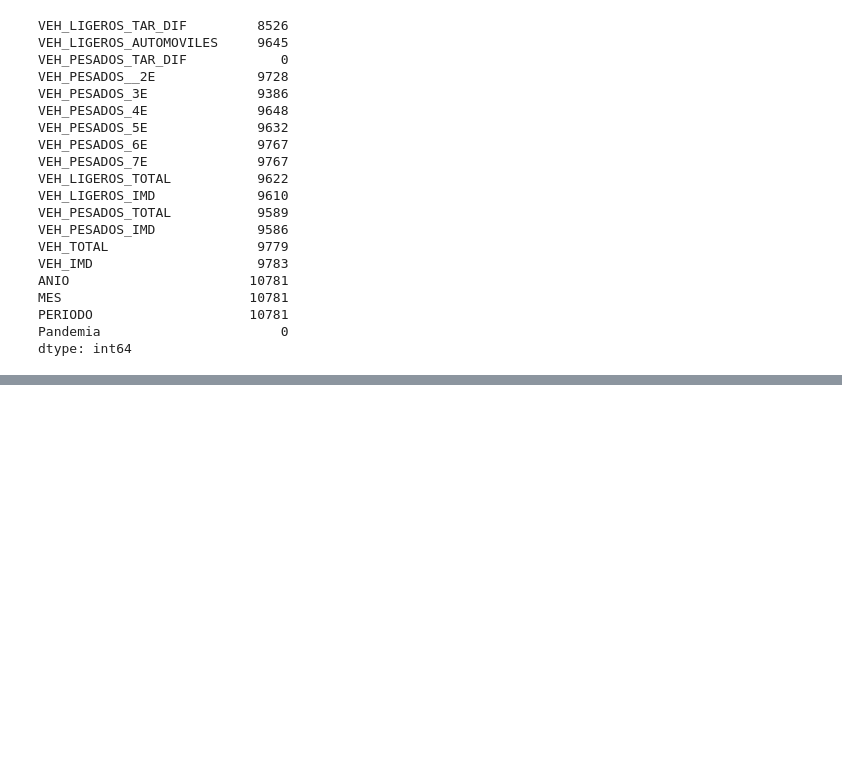
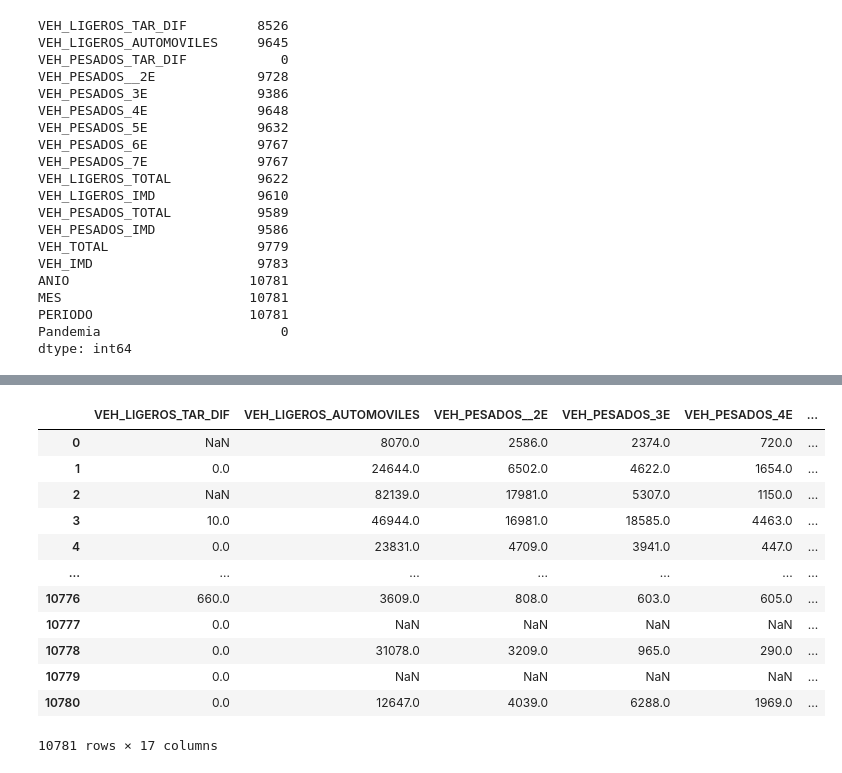
Before and after one commit to jchiroques/MIA_G01_ML_TF_PEAJES, a Jupyter notebook: Notebooks/02_Preprocesamiento.ipynb, the cells around one changed output, grey strips where cells are left out. Saved outputs shown, nothing was run; the diff lists cells and outputs as text; code cells hidden in the pictures; blank space fills up the shorter version.

```diff
--- a/Notebooks/02_Preprocesamiento.ipynb
+++ b/Notebooks/02_Preprocesamiento.ipynb
@@ -110,0 +130,16 @@ dtype: int64
+# %%
+df_prep_filtered_num.drop(columns=['Pandemia', 'VEH_PESADOS_TAR_DIF'])
+# %% [output]
+|  | VEH_LIGEROS_TAR_DIF | VEH_LIGEROS_AUTOMOVILES | VEH_PESADOS__2E | VEH_PESADOS_3E | VEH_PESADOS_4E | ... |
+| 0 | NaN | 8070.0 | 2586.0 | 2374.0 | 720.0 | ... |
+| 1 | 0.0 | 24644.0 | 6502.0 | 4622.0 | 1654.0 | ... |
+| 2 | NaN | 82139.0 | 17981.0 | 5307.0 | 1150.0 | ... |
+| 3 | 10.0 | 46944.0 | 16981.0 | 18585.0 | 4463.0 | ... |
+| 4 | 0.0 | 23831.0 | 4709.0 | 3941.0 | 447.0 | ... |
+| ... | ... | ... | ... | ... | ... | ... |
+| 10776 | 660.0 | 3609.0 | 808.0 | 603.0 | 605.0 | ... |
+| 10777 | 0.0 | NaN | NaN | NaN | NaN | ... |
+| 10778 | 0.0 | 31078.0 | 3209.0 | 965.0 | 290.0 | ... |
+| 10779 | 0.0 | NaN | NaN | NaN | NaN | ... |
+| 10780 | 0.0 | 12647.0 | 4039.0 | 6288.0 | 1969.0 | ... |
+10781 rows × 17 columns
```
Also changed, not shown: parts of 5 cells of this notebook.
